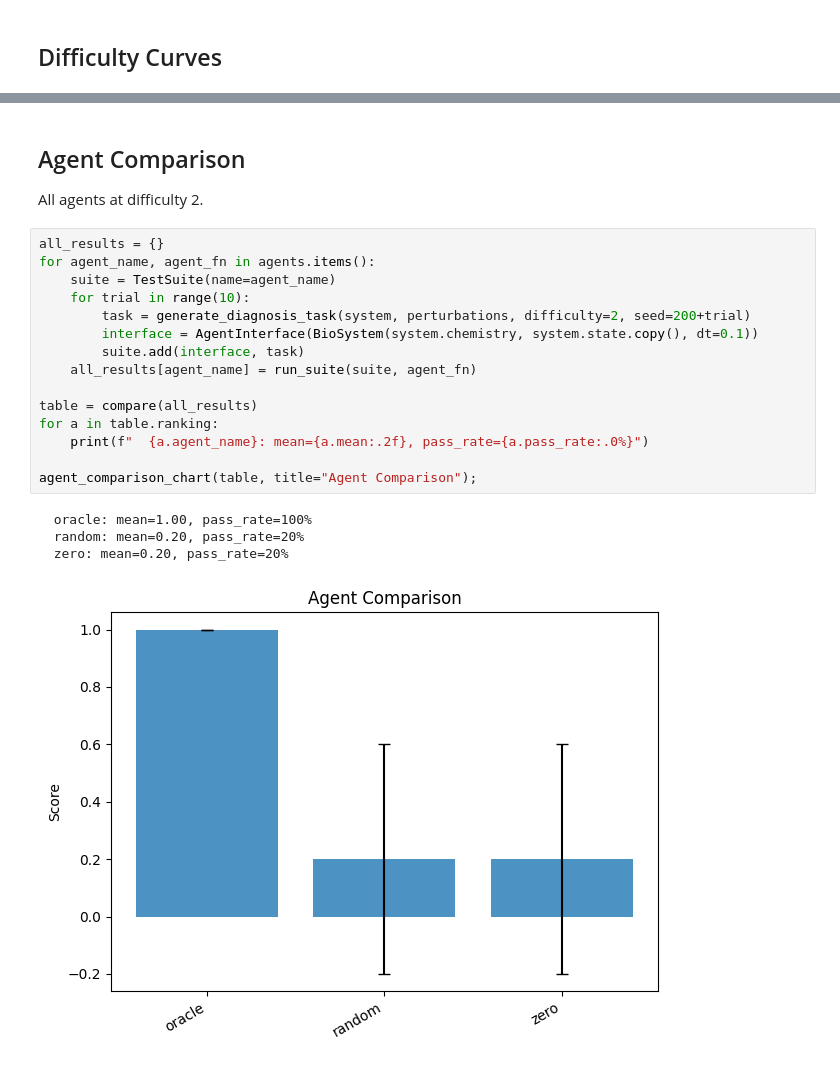
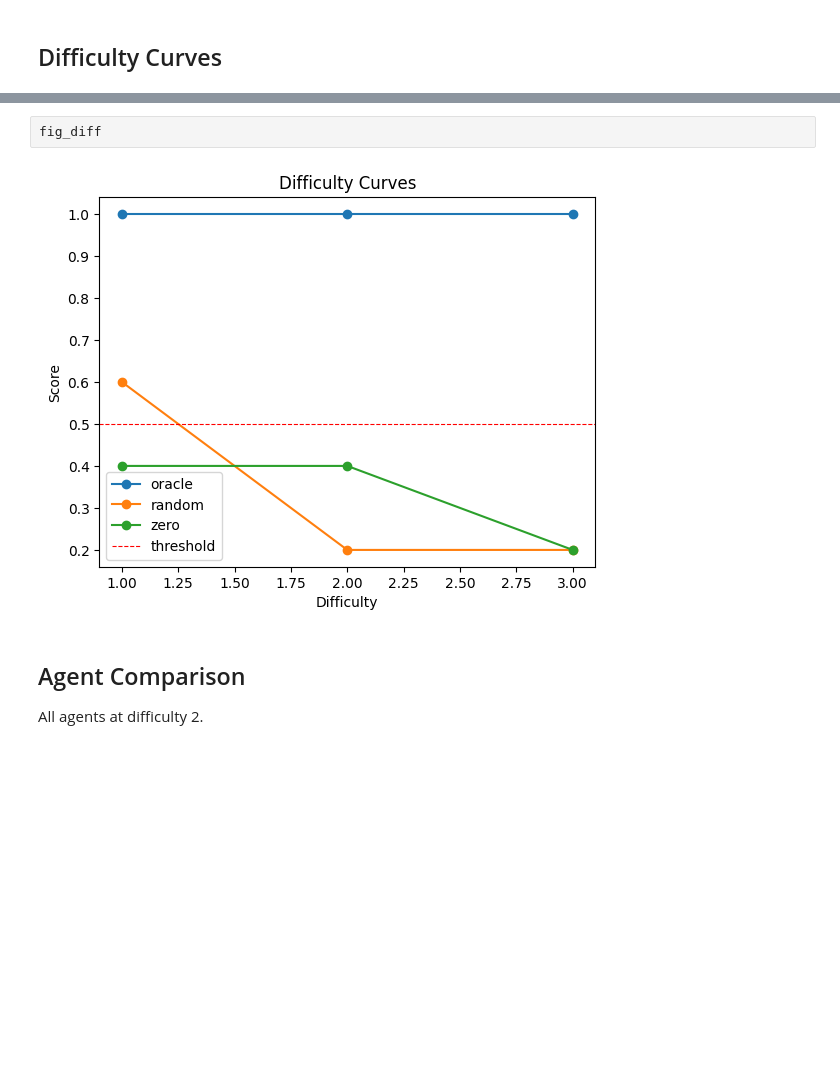
Before and after one commit to oblinger/alienbio, a Jupyter notebook: demos/notebooks/08_evaluation.ipynb, the cells around one changed output, grey strips where cells are left out. Drawn from its saved outputs; the diff is of its cells as text; blank space fills up the shorter version.

```diff
--- a/demos/notebooks/08_evaluation.ipynb
+++ b/demos/notebooks/08_evaluation.ipynb
@@ -45,23 +26,7 @@ difficulty_curve_plot(curves, title="Difficulty Curves");
+# %%
+fig_diff
+# %% [output]
+[figure, added]
 # %% [markdown]
 ## Agent Comparison
 All agents at difficulty 2.
-# %%
-all_results = {}
-for agent_name, agent_fn in agents.items():
-    suite = TestSuite(name=agent_name)
-    for trial in range(10):
-        task = generate_diagnosis_task(system, perturbations, difficulty=2, seed=200+trial)
-        interface = AgentInterface(BioSystem(system.chemistry, system.state.copy(), dt=0.1))
-        suite.add(interface, task)
-    all_results[agent_name] = run_suite(suite, agent_fn)
-
-table = compare(all_results)
-for a in table.ranking:
-    print(f"  {a.agent_name}: mean={a.mean:.2f}, pass_rate={a.pass_rate:.0%}")
-
-agent_comparison_chart(table, title="Agent Comparison");
-# %% [output]
-  oracle: mean=1.00, pass_rate=100%
-  random: mean=0.20, pass_rate=20%
-  zero: mean=0.20, pass_rate=20%
-[figure, removed]
```
Also changed, not shown: parts of 4 cells of this notebook, 35 other files.
